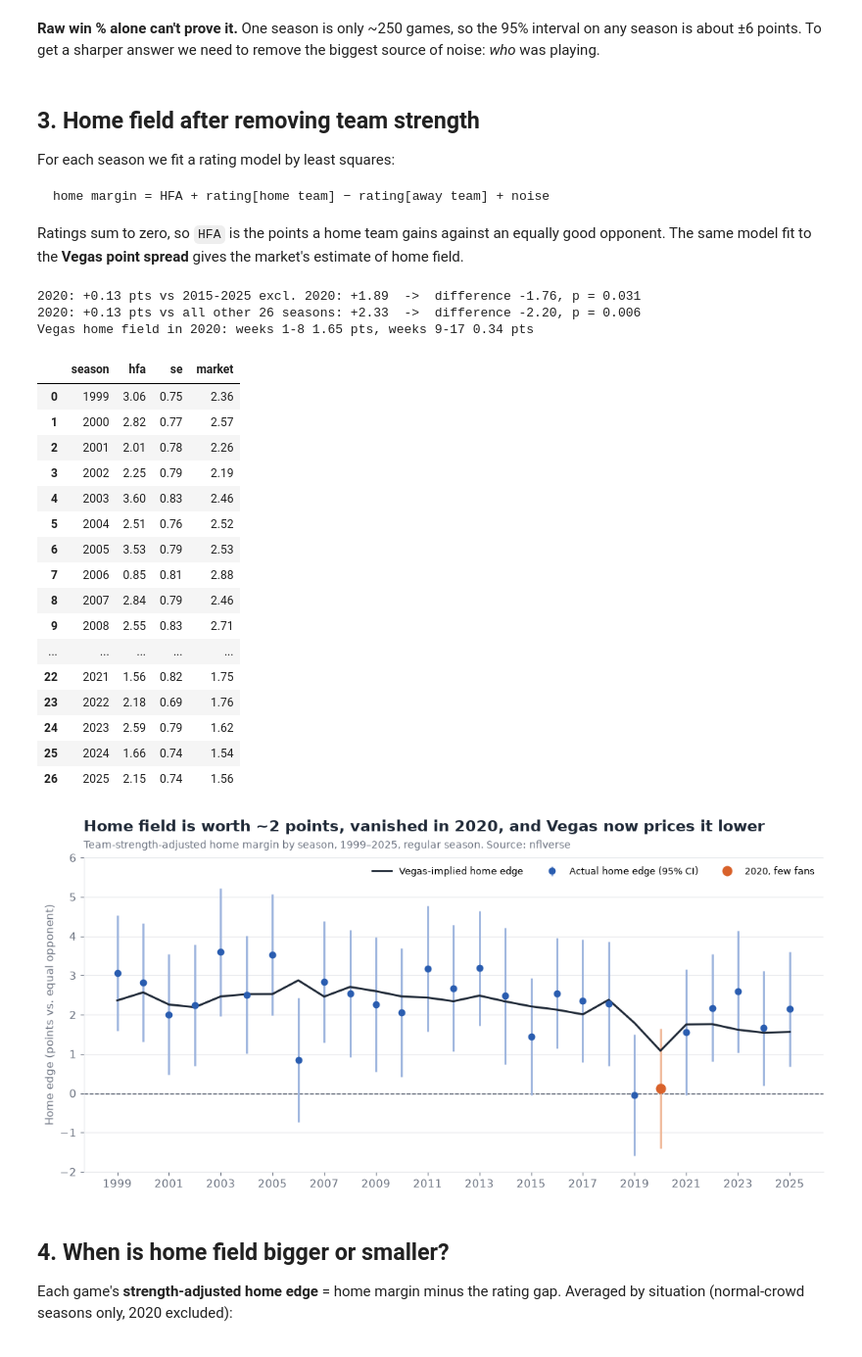
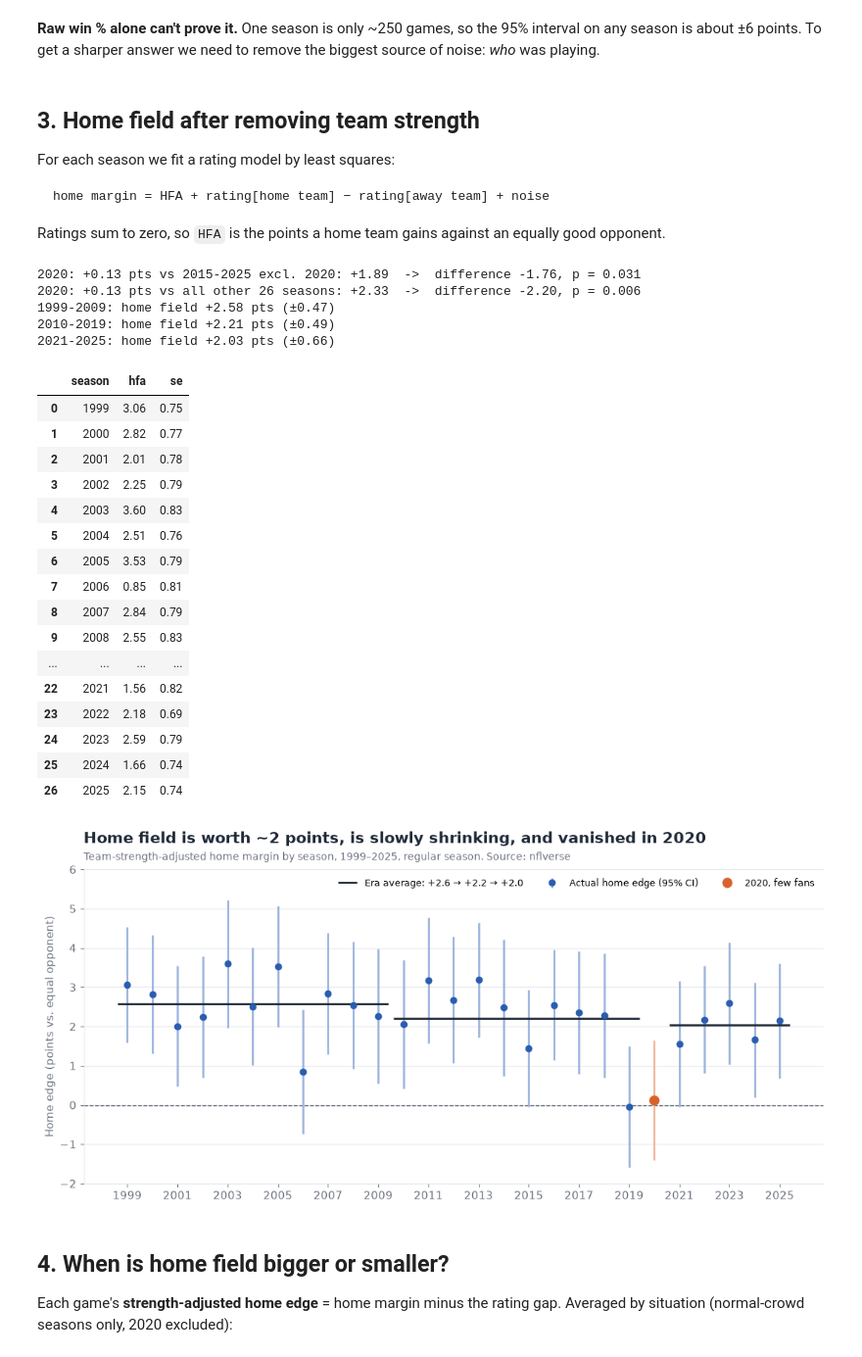
Before and after one commit to wdouble2/nfl-home-field-advantage, a Jupyter notebook: deep_dive.ipynb, the cells around one changed output. Shown at 98% size. Cells and saved outputs as stored; diff of their text form; code cells hidden in the pictures.

Commit message:
Remove betting-market analysis; main chart now shows era averages; add preview-image script
Co-Authored-By: Claude Opus 5.5 <noreply@anthropic.com>

````diff
--- a/deep_dive.ipynb
+++ b/deep_dive.ipynb
@@ -85,57 +84,64 @@ For each season we fit a rating model by least squares:
 home margin = HFA + rating[home team] − rating[away team] + noise
 ```
 
-Ratings sum to zero, so `HFA` is the points a home team gains against an equally good opponent. The same model fit to the **Vegas point spread** gives the market's estimate of home field.
+Ratings sum to zero, so `HFA` is the points a home team gains against an equally good opponent.
 # %%
 rows = []
 for s, d in g_all.groupby("season"):
-    h, se, _, _ = rating_model(d, "margin"); hm, _, _, _ = rating_model(d, "spread_line")
-    rows.append((s, h, se, hm))
-adj = pd.DataFrame(rows, columns=["season", "hfa", "se", "market"])
+    h, se, _, _ = rating_model(d, "margin")
+    rows.append((s, h, se))
+adj = pd.DataFrame(rows, columns=["season", "hfa", "se"])
 r20 = adj[adj.season == 2020].iloc[0]
 for label, others in [("2015-2025 excl. 2020", adj[adj.season.between(2015, 2025) & (adj.season != 2020)]),
                       ("all other 26 seasons", adj[adj.season != 2020])]:
     w = 1 / others.se ** 2; m = np.average(others.hfa, weights=w); se = 1 / math.sqrt(w.sum())
     z = (r20.hfa - m) / math.sqrt(r20.se ** 2 + se ** 2)
     print(f"2020: {r20.hfa:+.2f} pts vs {label}: {m:+.2f}  ->  difference {r20.hfa - m:+.2f}, p = {norm_p(z):.3f}")
-d20 = g_all[g_all.season == 2020]
-print(f"Vegas home field in 2020: weeks 1-8 {rating_model(d20[d20.week<=8],'spread_line')[0]:.2f} pts, weeks 9-17 {rating_model(d20[d20.week>8],'spread_line')[0]:.2f} pts")
+eras = []
+for lo, hi in [(1999, 2009), (2010, 2019), (2021, 2025)]:
+    x = adj[adj.season.between(lo, hi)]; w = 1 / x.se ** 2
+    eras.append((lo, hi, np.average(x.hfa, weights=w), 1.96 / math.sqrt(w.sum())))
+    print(f"{lo}-{hi}: home field {eras[-1][2]:+.2f} pts (±{eras[-1][3]:.2f})")
 adj.round(2)
 # %% [output]
 2020: +0.13 pts vs 2015-2025 excl. 2020: +1.89  ->  difference -1.76, p = 0.031
 2020: +0.13 pts vs all other 26 seasons: +2.33  ->  difference -2.20, p = 0.006
-Vegas home field in 2020: weeks 1-8 1.65 pts, weeks 9-17 0.34 pts
+1999-2009: home field +2.58 pts (±0.47)
+2010-2019: home field +2.21 pts (±0.49)
+2021-2025: home field +2.03 pts (±0.66)
-|  | season | hfa | se | market |
-| 0 | 1999 | 3.06 | 0.75 | 2.36 |
-| 1 | 2000 | 2.82 | 0.77 | 2.57 |
-| 2 | 2001 | 2.01 | 0.78 | 2.26 |
-| 3 | 2002 | 2.25 | 0.79 | 2.19 |
-| 4 | 2003 | 3.60 | 0.83 | 2.46 |
-| 5 | 2004 | 2.51 | 0.76 | 2.52 |
-| 6 | 2005 | 3.53 | 0.79 | 2.53 |
-| 7 | 2006 | 0.85 | 0.81 | 2.88 |
-| 8 | 2007 | 2.84 | 0.79 | 2.46 |
-| 9 | 2008 | 2.55 | 0.83 | 2.71 |
-| ... | ... | ... | ... | ... |
-| 22 | 2021 | 1.56 | 0.82 | 1.75 |
-| 23 | 2022 | 2.18 | 0.69 | 1.76 |
-| 24 | 2023 | 2.59 | 0.79 | 1.62 |
-| 25 | 2024 | 1.66 | 0.74 | 1.54 |
-| 26 | 2025 | 2.15 | 0.74 | 1.56 |
+|  | season | hfa | se |
+| 0 | 1999 | 3.06 | 0.75 |
+| 1 | 2000 | 2.82 | 0.77 |
+| 2 | 2001 | 2.01 | 0.78 |
+| 3 | 2002 | 2.25 | 0.79 |
+| 4 | 2003 | 3.60 | 0.83 |
+| 5 | 2004 | 2.51 | 0.76 |
+| 6 | 2005 | 3.53 | 0.79 |
+| 7 | 2006 | 0.85 | 0.81 |
+| 8 | 2007 | 2.84 | 0.79 |
+| 9 | 2008 | 2.55 | 0.83 |
+| ... | ... | ... | ... |
+| 22 | 2021 | 1.56 | 0.82 |
+| 23 | 2022 | 2.18 | 0.69 |
+| 24 | 2023 | 2.59 | 0.79 |
+| 25 | 2024 | 1.66 | 0.74 |
+| 26 | 2025 | 2.15 | 0.74 |
 # %%
 fig, ax = plt.subplots(figsize=(11, 5.4))
 ax.axhline(0, color=MUTED, lw=1, ls="--"); ax.grid(axis="y", color=GRID); ax.set_axisbelow(True)
 normal = adj[adj.season != 2020]
 ax.errorbar(normal.season, normal.hfa, yerr=1.96 * normal.se, fmt="o", color=BLUE, ecolor="#9DB4DE", elinewidth=2, capsize=0, ms=6, label="Actual home edge (95% CI)")
 ax.errorbar([2020], [r20.hfa], yerr=[1.96 * r20.se], fmt="o", color=ORANGE, ecolor="#F0B999", elinewidth=2, capsize=0, ms=9, label="2020, few fans")
-ax.plot(adj.season, adj.market, color=INK, lw=2, label="Vegas-implied home edge")
+era_label = "Era average: " + " → ".join(f"{m:+.1f}" for _, _, m, _ in eras)
+for i, (lo, hi, m, _) in enumerate(eras):
+    ax.hlines(m, lo - 0.4, hi + 0.4, color=INK, lw=2, label=era_label if i == 0 else None)
 ax.set_ylabel("Home edge (points vs. equal opponent)"); ax.set_xticks(range(1999, 2026, 2)); ax.set_ylim(-2, 6)
 ax.legend(frameon=False, loc="upper right", ncol=3, fontsize=9.5)
-titles(ax, "Home field is worth ~2 points, vanished in 2020, and Vegas now prices it lower",
+titles(ax, "Home field is worth ~2 points, is slowly shrinking, and vanished in 2020",
        "Team-strength-adjusted home margin by season, 1999–2025, regular season. Source: nflverse")
-plt.tight_layout(); plt.savefig("charts/04_adjusted_hfa_vs_vegas.png", dpi=200); plt.show()
+plt.tight_layout(); plt.savefig("charts/04_adjusted_hfa_by_season.png", dpi=200); plt.show()
 # %% [output]
-[figure, old version]
+[figure, new version]
 # %% [markdown]
 ## 4. When is home field bigger or smaller?
 
````
Also changed, not shown: parts of 2 cells of this notebook, 4 other files.
